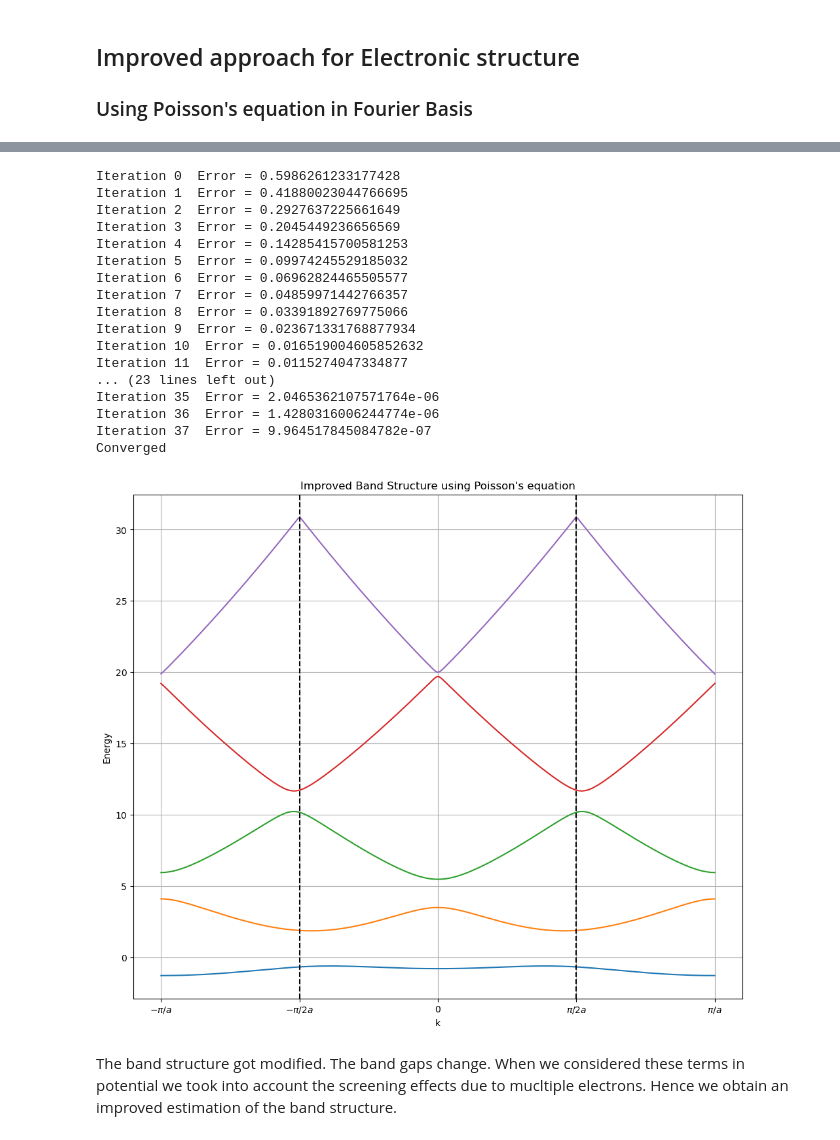
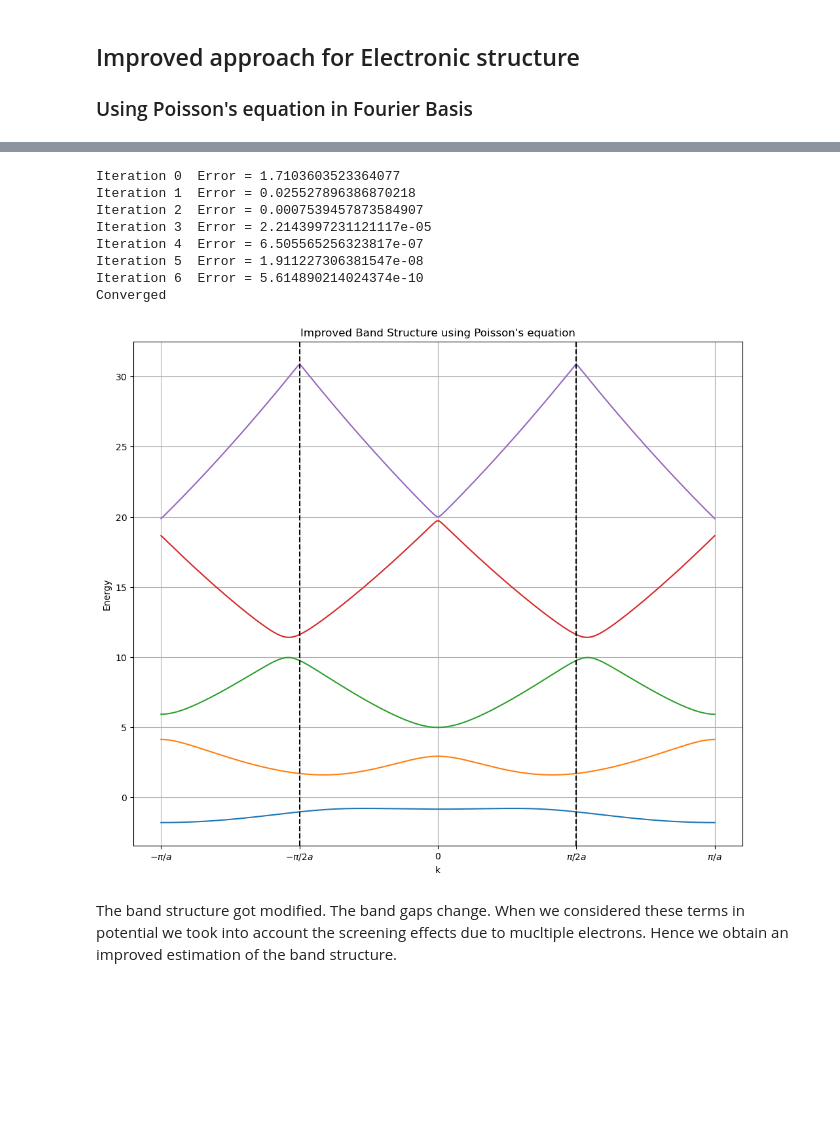
Before and after one commit to crimsonpane23/P306-Introduction-to-Condensed-Matter-Physics, a Jupyter notebook: Assignment - 4 - Nearly Free electron.ipynb, the cells around one changed output, grey strips where cells are left out. Drawn from its saved outputs; the diff is of its cells as text; code cells hidden in the pictures; blank space fills up the shorter version.

```diff
--- a/Assignment - 4 - Nearly Free electron.ipynb
+++ b/Assignment - 4 - Nearly Free electron.ipynb
@@ -284,7 +284,7 @@ V2 = A/2
 V3 = A/4
 V4 = A/6
 
-k_vals = np.linspace(-np.pi/2*a, np.pi/2*a, 600)
+k_vals = np.linspace(-np.pi/(4*a), np.pi/(4*a), 1000)
 
 bds = []
 for k in k_vals:
@@ -513,8 +509,8 @@ Nk = 300
 k_vals = np.linspace(-np.pi/a, np.pi/a, Nk)
 
 A = 3.0
-mixing = 0.3
-tol = 1e-6
+mixing = 1
+tol = 1e-9
 max_iter = 50
 
 def external_potential_fourier(A):
@@ -556,6 +552,7 @@ def compute_density_fourier(eigvecs_all):
                     idx = np.where(basis_m == dG)[0][0]
                     rho_G[idx] += np.conj(C[j]) * C[i]
     rho_G /= Nk
+    rho_G = rho_G*2
     return rho_G.real
 
 def solve_poisson(rho_G):
@@ -582,51 +579,42 @@ for iteration in range(max_iter):
     eigvecs_all = np.array(eigvecs_all)
     rho_new = compute_density_fourier(eigvecs_all)
     VH_new = solve_poisson(rho_new)
+    error = np.linalg.norm(VH_new - VH)
     VH = mixing*VH_new + (1-mixing)*VH
-    error = np.linalg.norm(VH_new - VH)
     print(f"Iteration {iteration}  Error = {error}")
 
     if error < tol:
         print("Converged")
         break
 
 eigvals_all = np.array(eigvals_all)
 
 plt.figure(figsize=(12,10))
 
 for n in range(5):
     plt.plot(k_vals, eigvals_all[:,n])
 
 plt.axvline(np.pi/(2*a), linestyle='--', color='black')
 plt.axvline(-np.pi/(2*a), linestyle='--', color='black')
 
 tp = [-np.pi/a, -np.pi/2*a, 0, np.pi/2*a, np.pi/a]
 tl = [r"$-\pi/a$", r"$-\pi/2a$", r"$0$", r"$\pi/2a$", r"$\pi/a$"]
 
 plt.xticks(tp, tl)
 plt.xlabel("k")
 plt.ylabel("Energy")
 plt.title("Improved Band Structure using Poisson's equation")
 plt.grid(True)
 plt.show()
 # %% [output]
-Iteration 0  Error = 0.5986261233177428
-Iteration 1  Error = 0.41880023044766695
-Iteration 2  Error = 0.2927637225661649
-Iteration 3  Error = 0.2045449236656569
-Iteration 4  Error = 0.14285415700581253
-Iteration 5  Error = 0.09974245529185032
-Iteration 6  Error = 0.06962824465505577
-Iteration 7  Error = 0.04859971442766357
-Iteration 8  Error = 0.03391892769775066
-Iteration 9  Error = 0.023671331768877934
-Iteration 10  Error = 0.016519004605852632
-Iteration 11  Error = 0.0115274047334877
-... (23 lines left out)
-Iteration 35  Error = 2.0465362107571764e-06
-Iteration 36  Error = 1.4280316006244774e-06
-Iteration 37  Error = 9.964517845084782e-07
+Iteration 0  Error = 1.7103603523364077
+Iteration 1  Error = 0.025527896386870218
+Iteration 2  Error = 0.0007539457873584907
+Iteration 3  Error = 2.2143997231121117e-05
+Iteration 4  Error = 6.505565256323817e-07
+Iteration 5  Error = 1.911227306381547e-08
+Iteration 6  Error = 5.614890214024374e-10
 Converged
-[figure, old version]
+[figure, new version]
 # %% [markdown]
 The band structure got modified. The band gaps change. When we considered these terms in potential we took into account the screening effects due to mucltiple electrons. Hence we obtain an improved estimation of the band structure.
```
Also changed, not shown: parts of 4 cells of this notebook.
